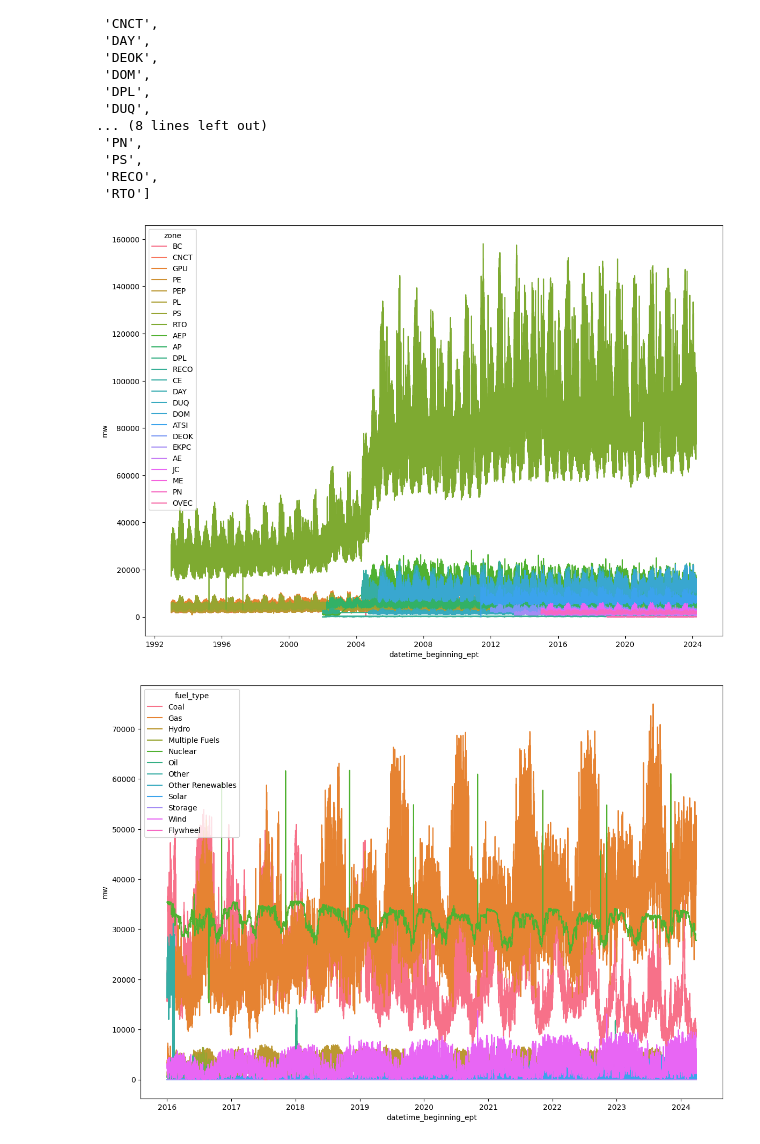
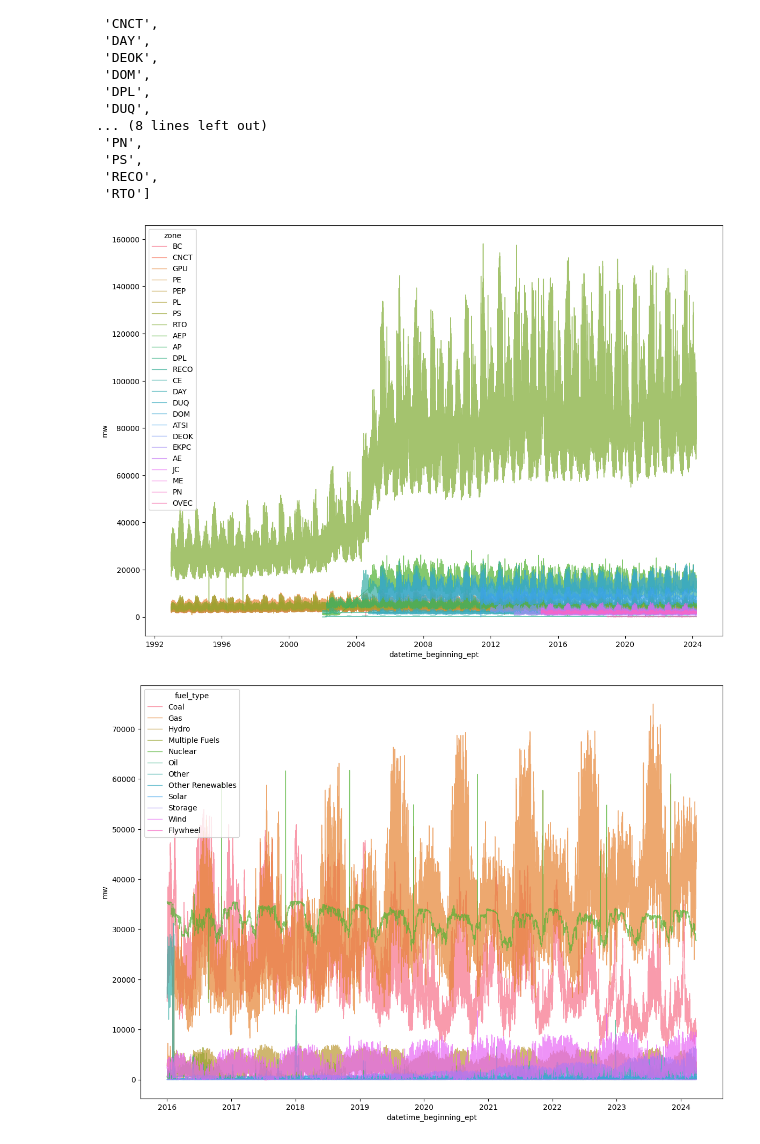
Before and after one commit to chill0121/Energy_Grid_Forecasting, a Jupyter notebook: Energy_Forecasting.ipynb, the cells around one changed output. Saved outputs shown, nothing was run; the diff lists cells and outputs as text; code cells hidden in the pictures.

```diff
--- a/Energy_Forecasting.ipynb
+++ b/Energy_Forecasting.ipynb
@@ -128,12 +128,12 @@ load_zone_df = load_df[['datetime_beginning_ept', 'zone', 'mw']].groupby(['datet
 # %%
 ax, fig = plt.subplots(figsize = (14, 10))
-ax = sns.lineplot(load_zone_df, x = 'datetime_beginning_ept', y = 'mw',  hue = 'zone')
+ax = sns.lineplot(load_zone_df, x = 'datetime_beginning_ept', y = 'mw',  hue = 'zone', alpha = 0.7, lw = 1)
 # %% [output]
-[figure, old version]
+[figure, new version]
 # %%
-gen_fuel_df = gen_df[['datetime_beginning_ept', 'fuel_type', 'mw']].groupby(['datetime_beginning_ept', 'fuel_type']).sum()
+gen_fuel_df = gen_df[['datetime_beginning_ept', 'fuel_type', 'mw']].groupby(['datetime_beginning_ept', 'fuel_type'], as_index = False).sum()
 # %%
 ax, fig = plt.subplots(figsize = (14, 10))
-ax = sns.lineplot(gen_fuel_df, x = 'datetime_beginning_ept', y = 'mw',  hue = 'fuel_type')
+ax = sns.lineplot(gen_fuel_df, x = 'datetime_beginning_ept', y = 'mw',  hue = 'fuel_type', alpha = 0.7, lw = 1)
 # %% [output]
-[figure, old version]
+[figure, new version]
```
Also changed, not shown: parts of 3 cells of this notebook.
